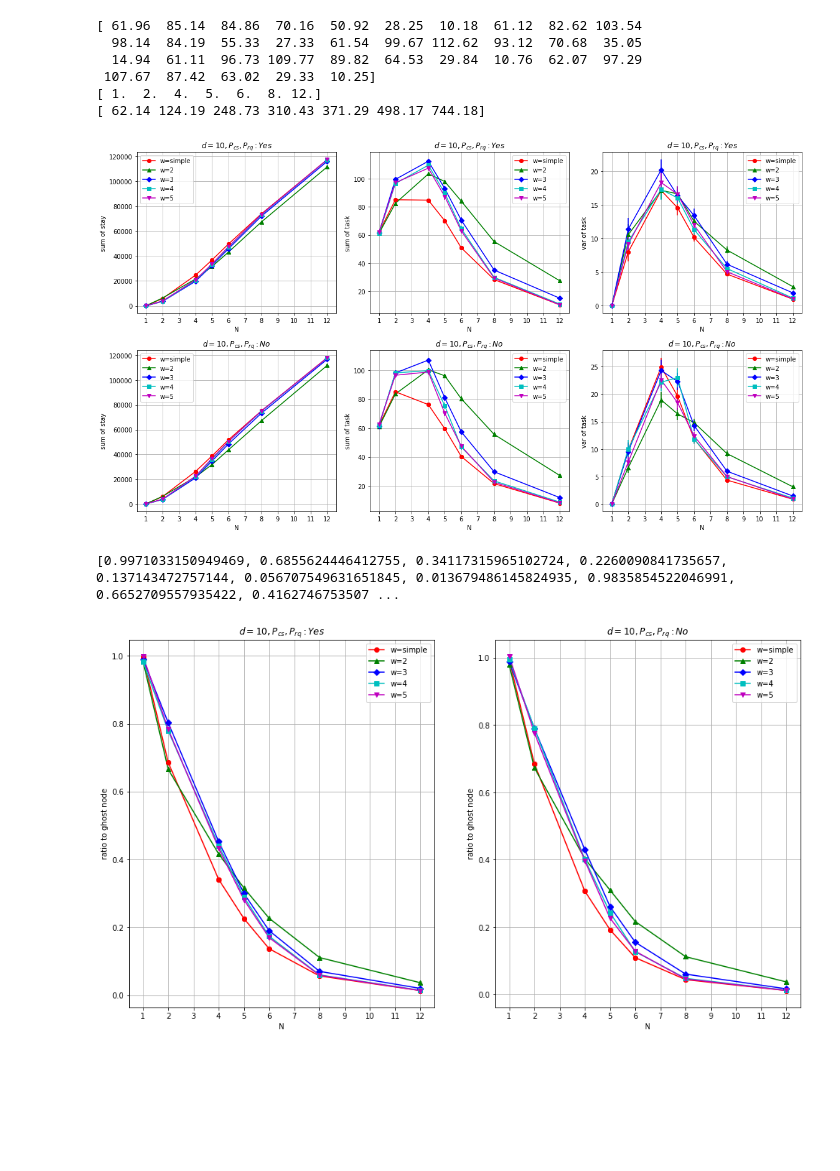
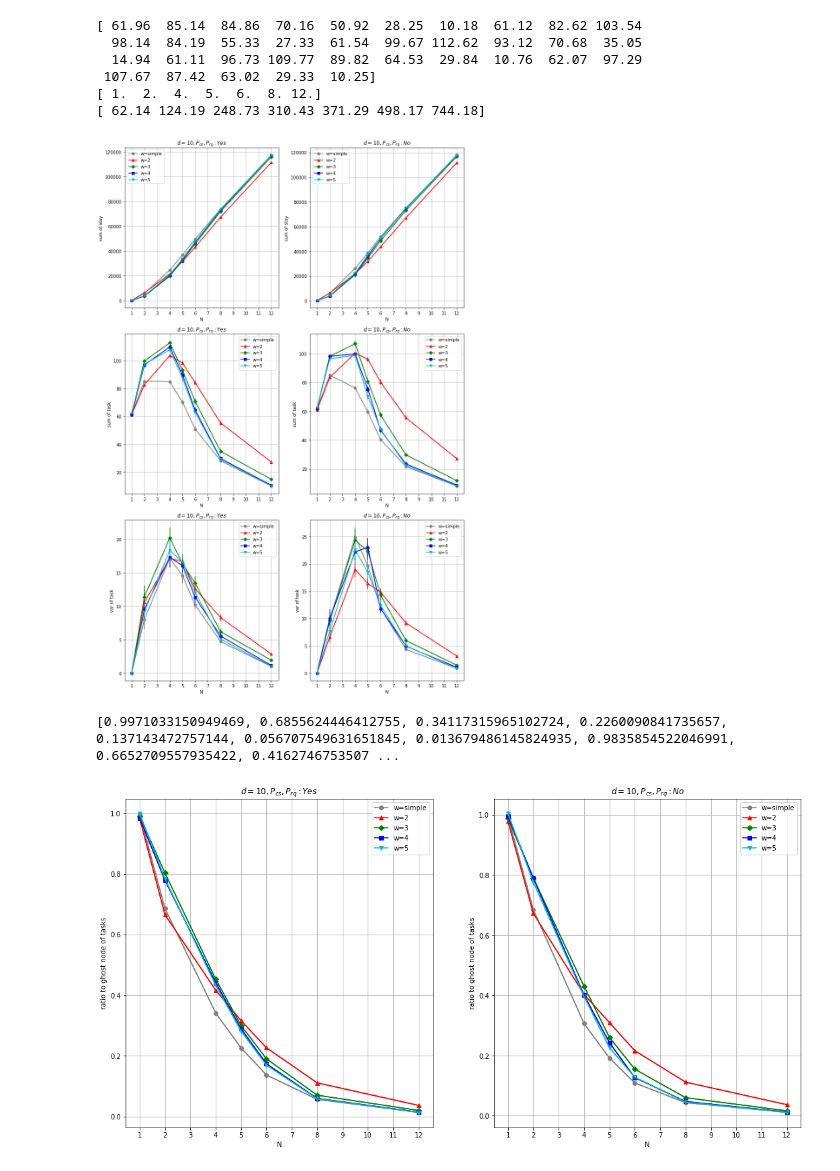
Before and after one commit to shoooooman/pad-data, a Jupyter notebook: data_plot.ipynb, the cells around one changed output. Saved outputs shown, nothing was run; the diff lists cells and outputs as text; code cells hidden in the pictures; blank space fills up the shorter version.

Commit message:
add data

```diff
--- a/data_plot.ipynb
+++ b/data_plot.ipynb
@@ -25,51 +27,52 @@ NUM_TYPE_NUM_NODES = 7 # 1, 2, 4, 5, 6, 8, 12 -> 7 types
 WINDOW_SIZES = ['simple', '2', '3', '4', '5'] # redefined below
 NUM_WINDOW_SIZE = 5 # redefined below
 
-COLORS = ["r", "g", "b", "c", "m", "y", "k", "w"]
+COLORS = ["grey", "r", "g", "b", "c", "m", "y", "k", "w"]
 MARKERS = ['o', '^', 'D', 's', 'v', '*']
 
-plt.figure(figsize=(16, 9))
+plt.figure(figsize=(12, 18))
 
 def data_plot(xdata, ydata, errdata, title, ylabel, xlabel='N'):
     """
     Plot graph with xdata and ydata.
     The second param errdata represents yerror.
     """
     for i in range(NUM_WINDOW_SIZE):
         x = xdata[NUM_TYPE_NUM_NODES*i:NUM_TYPE_NUM_NODES*(i+1)]
         y = ydata[NUM_TYPE_NUM_NODES*i:NUM_TYPE_NUM_NODES*(i+1)]
         err = errdata[NUM_TYPE_NUM_NODES*i:NUM_TYPE_NUM_NODES*(i+1)]
-        plt.errorbar(x, y, yerr=err, fmt=COLORS[i]+MARKERS[i], ecolor=COLORS[i])
+        plt.errorbar(x, y, yerr=err, fmt=COLORS[i])
         plt.plot(x, y, marker=MARKERS[i], color=COLORS[i], label='w='+WINDOW_SIZES[i])
 
     plt.title(title)
     plt.xlabel(xlabel)
     plt.ylabel(ylabel)
     plt.xticks(np.arange(1, MAX_NUM_NODES+1, 1.0))
     plt.grid()
     plt.legend()
 
-plt.subplot(2, 3, 1)
+plt.subplot(3, 2, 1)
 data_plot(num_nodes, ave_sum_stay_t, se_sum_stay_t, '$d=10, P_{cs}, P_{rq}: Yes$', 'sum of stay')
 
-plt.subplot(2, 3, 2)
+plt.subplot(3, 2, 3)
 data_plot(num_nodes, ave_sum_task_t, se_sum_task_t, '$d=10, P_{cs}, P_{rq}: Yes$', 'sum of task')
 
-plt.subplot(2, 3, 3)
+plt.subplot(3, 2, 5)
 data_plot(num_nodes, ave_var_task_t, se_var_task_t, '$d=10, P_{cs}, P_{rq}: Yes$',  'var of task')
 
-plt.subplot(2, 3, 4)
+plt.subplot(3, 2, 2)
 data_plot(num_nodes, ave_sum_stay_f, se_sum_stay_f, '$d=10, P_{cs}, P_{rq}: No$',  'sum of stay')
 
-plt.subplot(2, 3, 5)
+plt.subplot(3, 2, 4)
 data_plot(num_nodes, ave_sum_task_f, se_sum_task_f, '$d=10, P_{cs}, P_{rq}: No$',  'sum of task')
 
-plt.subplot(2, 3, 6)
+plt.subplot(3, 2, 6)
 data_plot(num_nodes, ave_var_task_f, se_var_task_f, '$d=10, P_{cs}, P_{rq}: No$',  'var of task')
 
 plt.tight_layout()
+plt.savefig('./fig/graphs-wn.png')
 # %% [output]
-[figure, old version]
+[figure, new version]
 # %%
 ratio_t = []
 ratio_f= []
@@ -81,16 +84,17 @@ for i in range(NUM_WINDOW_SIZE):
         ratio_t.append(window_task_t/ghost_task)
         ratio_f.append(window_task_f/ghost_task)
 
-plt.figure(figsize=(16, 9))
+plt.figure(figsize=(18, 9))
 print(ratio_t)
 dummy_se = np.zeros(35)
 plt.subplot(1, 2, 1)
-data_plot(num_nodes, ratio_t, dummy_se, '$d=10, P_{cs}, P_{rq}: Yes$', 'ratio to ghost node')
+data_plot(num_nodes, ratio_t, dummy_se, '$d=10, P_{cs}, P_{rq}: Yes$', 'ratio to ghost node of tasks')
 plt.subplot(1, 2, 2)
-data_plot(num_nodes, ratio_f, dummy_se, '$d=10, P_{cs}, P_{rq}: No$', 'ratio to ghost node')
+data_plot(num_nodes, ratio_f, dummy_se, '$d=10, P_{cs}, P_{rq}: No$', 'ratio to ghost node of tasks')
+plt.savefig('./fig/graphs-ghost.png')
 # %% [output]
 [0.9971033150949469, 0.6855624446412755, 0.34117315965102724, 0.2260090841735657, 0.137143472757144, 0.056707549631651845, 0.013679486145824935, 0.9835854522046991, 0.6652709557935422, 0.4162746753507 ...
-[figure, old version]
+[figure, new version]
 # %%
 NUM_WINDOW_SIZE = 5 # redefined
 WINDOW_SIZES = ['2', '3', '4', '5', '6'] # redefined
```
Also changed, not shown: parts of 2 cells of this notebook, 4 other files.
